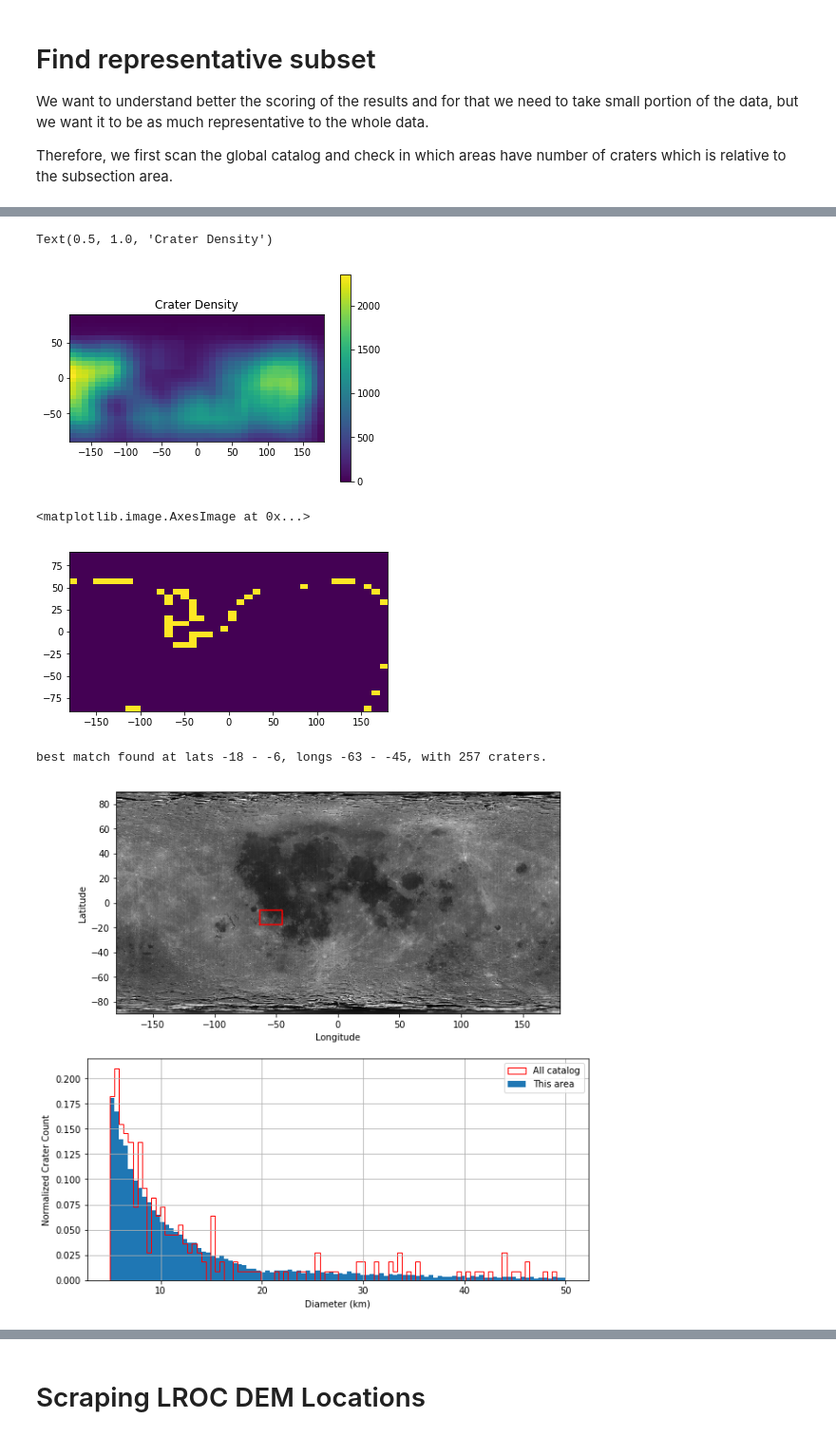
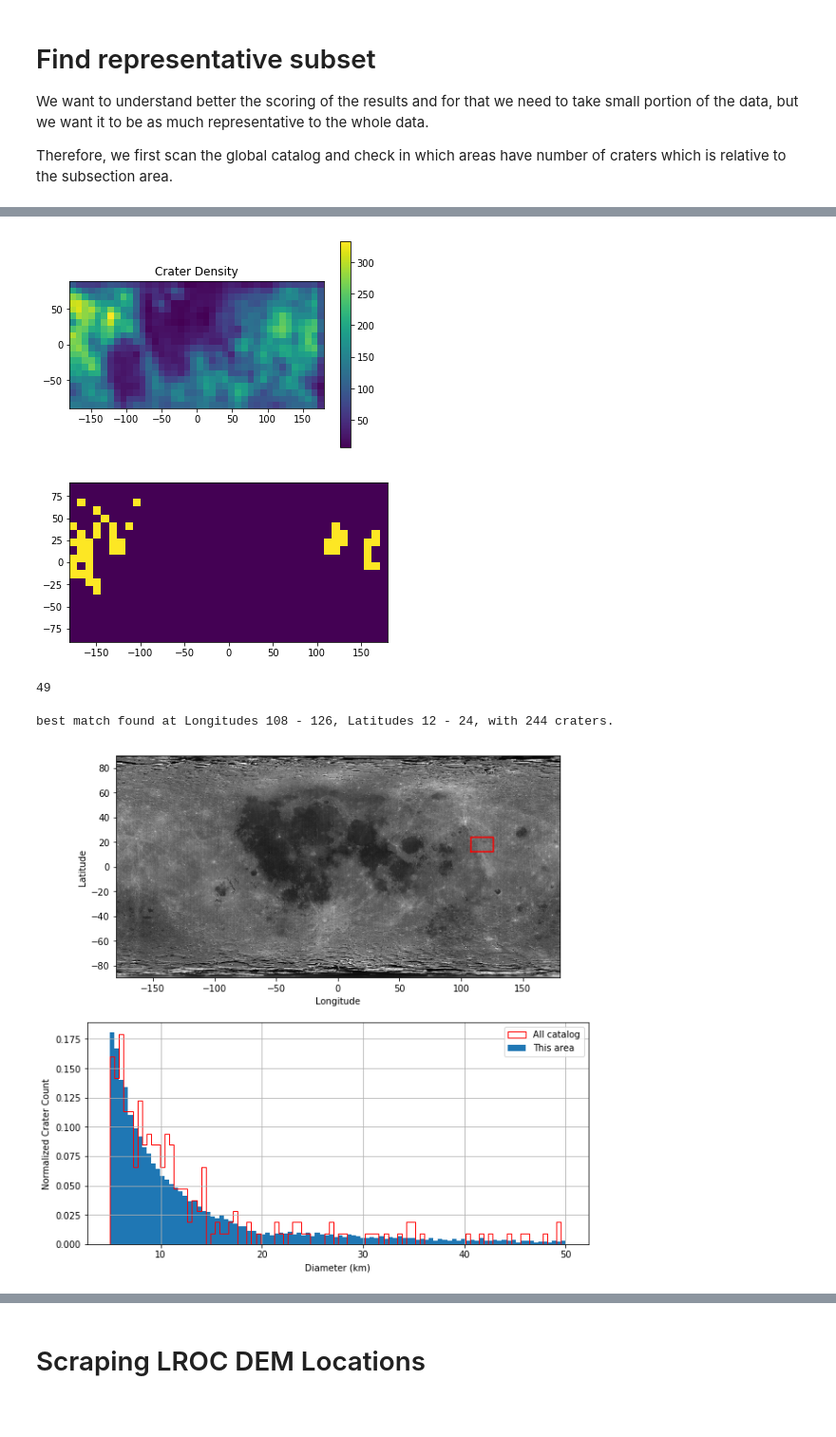
Before and after one commit to arielgis/DLM-Project, a Jupyter notebook: analysis/find_representative_subset.ipynb, the cells around one changed output, grey strips where cells are left out. Shown: that part at 95% size. Saved outputs shown, nothing was run; the diff lists cells and outputs as text; code cells hidden in the pictures; blank space fills up the shorter version.

```diff
--- a/analysis/find_representative_subset.ipynb
+++ b/analysis/find_representative_subset.ipynb
@@ -10,7 +10,7 @@ import matplotlib.pyplot as plt
 # %matplotlib notebook
 import numpy as np
 from PIL import Image
-albedo = Image.open("../../data/Clementine_albedo_simp750.jpg")
+albedo = Image.open("../../data/maps/Clementine_albedo_simp750.jpg")
 # %%
 # import catalogs and merge them:
 df1 = pd.read_csv('../../data/catalogues/HeadCraters.csv', names=['Lon','Lat','D'], header=0)
@@ -23,58 +41,62 @@ ca.info()
 lon_win_size=18 #longitude window size in degrees (10% of the data)
 lat_win_size=12 #latitude window size in degrees (10% of the data)
 overlap=0.5 #overlap between adjacent windows, fraction
+up_con = sum((ca.Lat>-60) & (ca.Lat<60))*0.011 #upper condition number of craters
+low_con = sum((ca.Lat>-60) & (ca.Lat<60))*0.009 #lower condition
 lons = np.arange(-180,180,lon_win_size-round(overlap*lon_win_size))
-lats = np.arange(-90,90,lat_win_size-round(overlap*lat_win_size))
+lats = np.arange(-60,60,lat_win_size-round(overlap*lat_win_size))
 Ds = np.empty([len(lats),len(lons)])
 can_lons = []
 can_lats = []
-for ilon,lon in enumerate(lons):
-    for ilat,lat in enumerate(lats):
-        ind = (ca.Lon>lon) & (ca.Lon<=lon+win_size) & (ca.Lat>lat) & (ca.Lat<=lat+win_size)
+for ilat,lat in enumerate(lats):
+    for ilon,lon in enumerate(lons):
+        ind = (ca.Lon>lon) & (ca.Lon<=lon+lon_win_size) & (ca.Lat>lat) & (ca.Lat<=lat+lat_win_size)
         Ds[ilat,ilon] = sum(ind)
-        if (sum(ind)/len(ca)<0.011) & (sum(ind)/len(ca)>0.009): #numer of craters close to 1%
+        if (sum(ind)<up_con) & (sum(ind)>low_con): #numer of craters close to 1%
             can_lons.append(lon)
             can_lats.append(lat)
 # %%
 plt.imshow(np.flipud(Ds), extent=[-180,180,-90,90])
 plt.colorbar()
-plt.title('Crater Density')
+plt.title('Crater Density');
 # %% [output]
-Text(0.5, 1.0, 'Crater Density')
-[figure, old version]
+[figure, new version]
 # %%
 candidates = (Ds/len(ca)<0.011) & (Ds/len(ca)>0.009)
-plt.imshow(np.flipud(candidates), extent=[-180,180,-90,90])
+plt.imshow(np.flipud(candidates), extent=[-180,180,-90,90]);
 # %% [output]
-<matplotlib.image.AxesImage at 0x...>
-[figure, old version]
+[figure, new version]
+# %%
+len(can_lats)
+# %% [output]
+49
 # %%
 (N, Bins)=np.histogram(ca.D,bins=100, density=True, range=(5,50))
 dists=[]
 for i in range(len(can_lats)):
 # i=1;
     lon = can_lons[i]; lat = can_lats[i]
-    ind = (ca.Lon>lon) & (ca.Lon<=lon+win_size) & (ca.Lat>lat) & (ca.Lat<=lat+win_size)
+    ind = (ca.Lon>lon) & (ca.Lon<=lon+lon_win_size) & (ca.Lat>lat) & (ca.Lat<=lat+lat_win_size)
     (n, bins) = np.histogram(ca.loc[ind,'D'], bins=100, density=True, range=(5,50))
     dists.append(((N-n)**2).sum())
 sort_ind = np.argsort(dists)
 # %%
-i=sort_ind[1]
+i=sort_ind[2]
 lon = can_lons[i]; lat = can_lats[i]
-ind = (ca.Lon>lon) & (ca.Lon<=lon+win_size) & (ca.Lat>lat) & (ca.Lat<=lat+win_size)
-print('best match found at lats {} - {}, longs {} - {}, with {} craters.'.format(lat,lat+lat_win_size,lon,lon+lon_win_size,sum(ind)))
+ind = (ca.Lon>lon) & (ca.Lon<=lon+lon_win_size) & (ca.Lat>lat) & (ca.Lat<=lat+lat_win_size)
+print('best match found at Longitudes {} - {}, Latitudes {} - {}, with {} craters.'.format(lon,lon+lon_win_size,lat,lat+lat_win_size,sum(ind)))
 
 plt.figure(figsize=[10, 10])
 plt.subplot(2,1,1)
 dem_map = plt.imshow(albedo, extent=[-180,180,-90,90], aspect="equal", cmap="gray")
 plt.xlabel("Longitude"); plt.ylabel("Latitude")
 plt.plot([lon, lon, lon+lon_win_size, lon+lon_win_size, lon], [lat, lat+lat_win_size, lat+lat_win_size, lat, lat],'r');
 plt.subplot(2,1,2)
 ca.D.hist(bins=100, density=True, range=(5,50))
 ca.loc[ind,'D'].hist(bins=100, density=True, histtype='step', range=(5,50), color='red');
 plt.legend(['All catalog','This area'])
 plt.xlabel('Diameter (km)')
 plt.ylabel('Normalized Crater Count');
 # %% [output]
-best match found at lats -18 - -6, longs -63 - -45, with 257 craters.
+best match found at Longitudes 108 - 126, Latitudes 12 - 24, with 244 craters.
-[figure, old version]
+[figure, new version]
```
Also changed, not shown: parts of 8 cells of this notebook.
